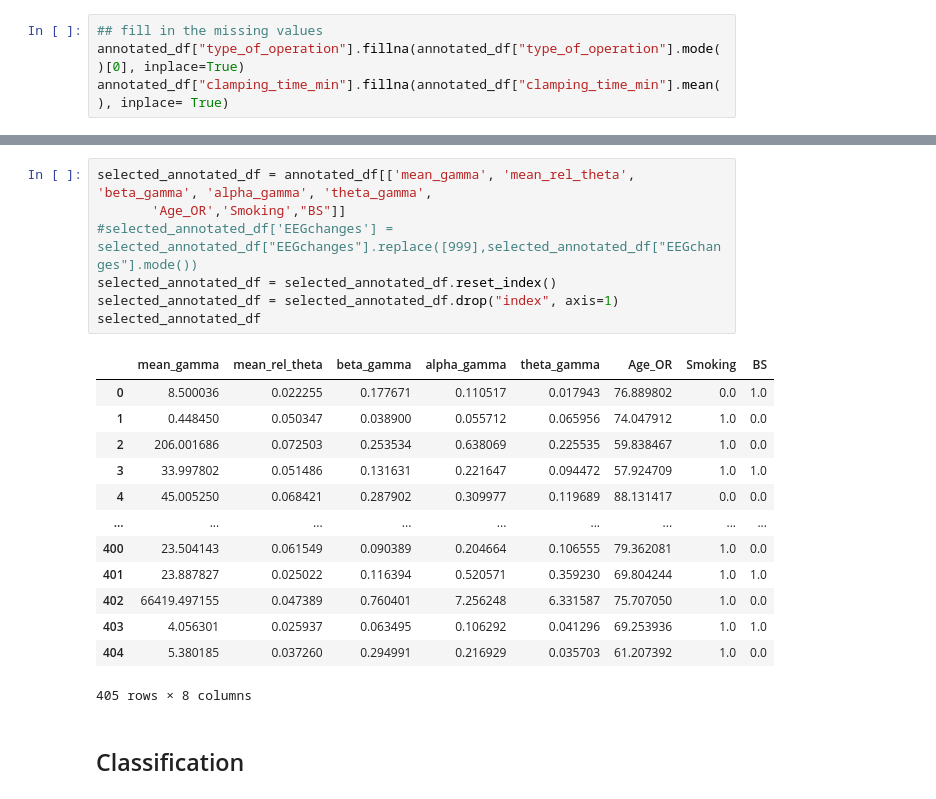
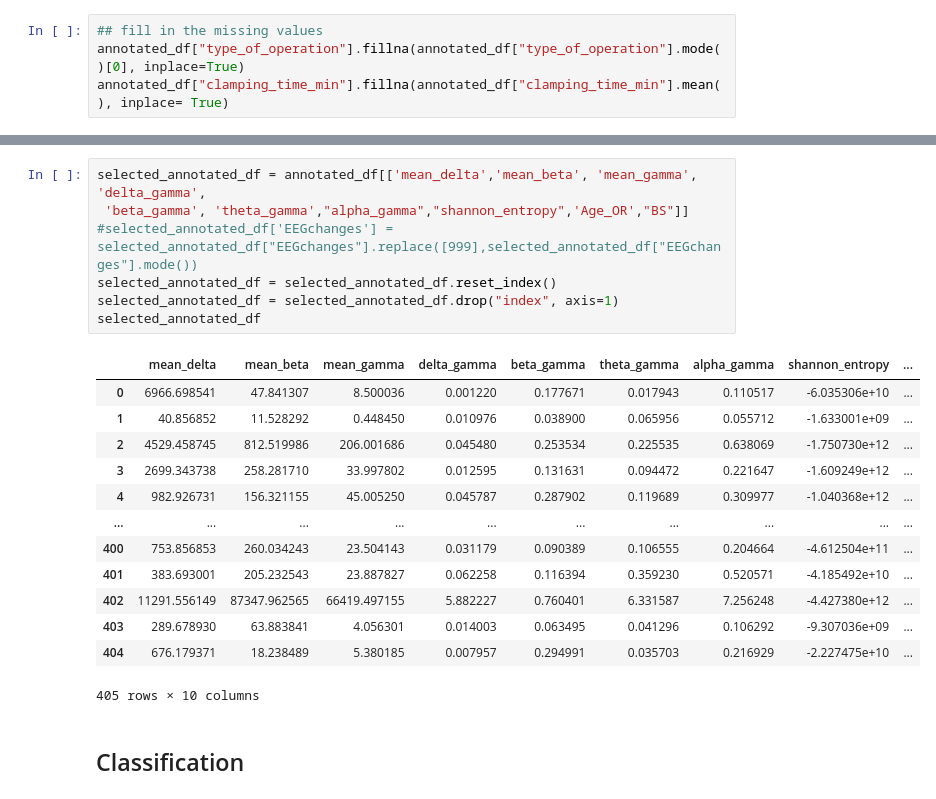
Before and after one commit to elifozkn/EEG-Burst-Suppression-Analysis, a Jupyter notebook: EEG-BS.ipynb, the cells around one changed output, grey strips where cells are left out. Cells and saved outputs as stored; diff of their text form.

```diff
--- a/EEG-BS.ipynb
+++ b/EEG-BS.ipynb
@@ -629,24 +654,24 @@ array(['mean_rel_theta', 'alpha_gamma', 'beta_gamma', 'theta_gamma',
 # %%
-selected_annotated_df = annotated_df[['mean_gamma', 'mean_rel_theta', 'beta_gamma', 'alpha_gamma', 'theta_gamma',
-       'Age_OR','Smoking',"BS"]]
+selected_annotated_df = annotated_df[['mean_delta','mean_beta', 'mean_gamma', 'delta_gamma',
+ 'beta_gamma', 'theta_gamma',"alpha_gamma","shannon_entropy",'Age_OR',"BS"]]
 #selected_annotated_df['EEGchanges'] = selected_annotated_df["EEGchanges"].replace([999],selected_annotated_df["EEGchanges"].mode())
 selected_annotated_df = selected_annotated_df.reset_index()
 selected_annotated_df = selected_annotated_df.drop("index", axis=1)
 selected_annotated_df
 # %% [output]
-|  | mean_gamma | mean_rel_theta | beta_gamma | alpha_gamma | theta_gamma | Age_OR | Smoking | BS |
-| 0 | 8.500036 | 0.022255 | 0.177671 | 0.110517 | 0.017943 | 76.889802 | 0.0 | 1.0 |
-| 1 | 0.448450 | 0.050347 | 0.038900 | 0.055712 | 0.065956 | 74.047912 | 1.0 | 0.0 |
-| 2 | 206.001686 | 0.072503 | 0.253534 | 0.638069 | 0.225535 | 59.838467 | 1.0 | 0.0 |
-| 3 | 33.997802 | 0.051486 | 0.131631 | 0.221647 | 0.094472 | 57.924709 | 1.0 | 1.0 |
-| 4 | 45.005250 | 0.068421 | 0.287902 | 0.309977 | 0.119689 | 88.131417 | 0.0 | 0.0 |
-| ... | ... | ... | ... | ... | ... | ... | ... | ... |
-| 400 | 23.504143 | 0.061549 | 0.090389 | 0.204664 | 0.106555 | 79.362081 | 1.0 | 0.0 |
-| 401 | 23.887827 | 0.025022 | 0.116394 | 0.520571 | 0.359230 | 69.804244 | 1.0 | 1.0 |
-| 402 | 66419.497155 | 0.047389 | 0.760401 | 7.256248 | 6.331587 | 75.707050 | 1.0 | 0.0 |
-| 403 | 4.056301 | 0.025937 | 0.063495 | 0.106292 | 0.041296 | 69.253936 | 1.0 | 1.0 |
-| 404 | 5.380185 | 0.037260 | 0.294991 | 0.216929 | 0.035703 | 61.207392 | 1.0 | 0.0 |
+|  | mean_delta | mean_beta | mean_gamma | delta_gamma | beta_gamma | theta_gamma | alpha_gamma | shannon_entropy | ... |
+| 0 | 6966.698541 | 47.841307 | 8.500036 | 0.001220 | 0.177671 | 0.017943 | 0.110517 | -6.035306e+10 | ... |
+| 1 | 40.856852 | 11.528292 | 0.448450 | 0.010976 | 0.038900 | 0.065956 | 0.055712 | -1.633001e+09 | ... |
+| 2 | 4529.458745 | 812.519986 | 206.001686 | 0.045480 | 0.253534 | 0.225535 | 0.638069 | -1.750730e+12 | ... |
+| 3 | 2699.343738 | 258.281710 | 33.997802 | 0.012595 | 0.131631 | 0.094472 | 0.221647 | -1.609249e+12 | ... |
+| 4 | 982.926731 | 156.321155 | 45.005250 | 0.045787 | 0.287902 | 0.119689 | 0.309977 | -1.040368e+12 | ... |
+| ... | ... | ... | ... | ... | ... | ... | ... | ... | ... |
+| 400 | 753.856853 | 260.034243 | 23.504143 | 0.031179 | 0.090389 | 0.106555 | 0.204664 | -4.612504e+11 | ... |
+| 401 | 383.693001 | 205.232543 | 23.887827 | 0.062258 | 0.116394 | 0.359230 | 0.520571 | -4.185492e+10 | ... |
+| 402 | 11291.556149 | 87347.962565 | 66419.497155 | 5.882227 | 0.760401 | 6.331587 | 7.256248 | -4.427380e+12 | ... |
+| 403 | 289.678930 | 63.883841 | 4.056301 | 0.014003 | 0.063495 | 0.041296 | 0.106292 | -9.307036e+09 | ... |
+| 404 | 676.179371 | 18.238489 | 5.380185 | 0.007957 | 0.294991 | 0.035703 | 0.216929 | -2.227475e+10 | ... |
-405 rows × 8 columns
+405 rows × 10 columns
 # %% [markdown]
 ## Classification
 # %% [markdown]
```
Also changed, not shown: parts of 36 cells of this notebook.
